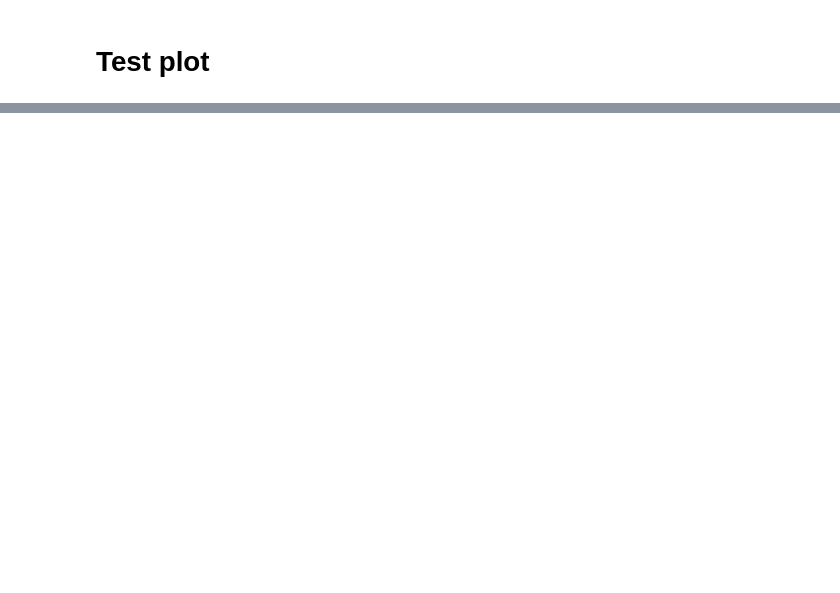
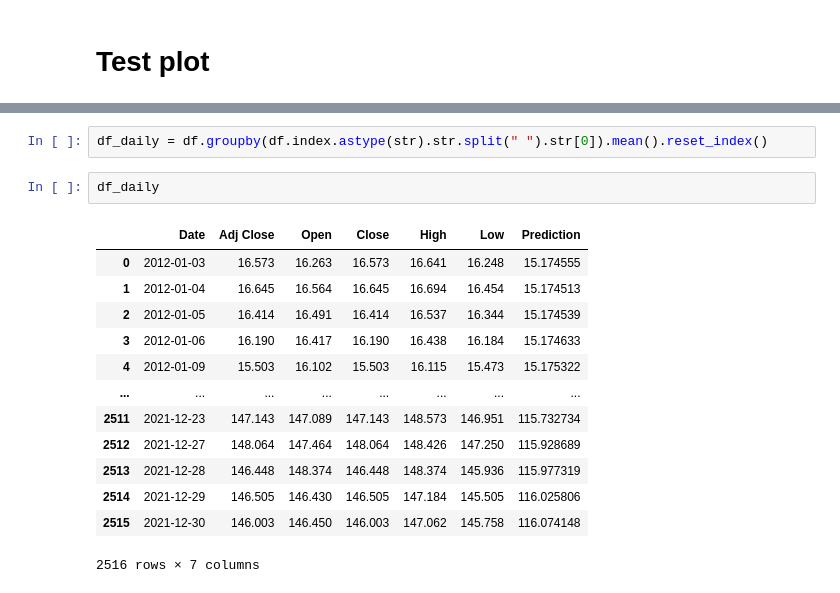
Before and after one commit to Emsh1379/Stock_prediction, a Jupyter notebook: Stock_prediction.ipynb, the cells around one changed output, grey strips where cells are left out. Saved outputs shown, nothing was run; the diff lists cells and outputs as text; blank space fills up the shorter version.

```diff
--- a/Stock_prediction.ipynb
+++ b/Stock_prediction.ipynb
@@ -523,0 +576,18 @@ plt.legend()
+# %%
+df_daily = df.groupby(df.index.astype(str).str.split(" ").str[0]).mean().reset_index()
+# %%
+df_daily
+# %% [output]
+|  | Date | Adj Close | Open | Close | High | Low | Prediction |
+| 0 | 2012-01-03 | 16.573 | 16.263 | 16.573 | 16.641 | 16.248 | 15.174555 |
+| 1 | 2012-01-04 | 16.645 | 16.564 | 16.645 | 16.694 | 16.454 | 15.174513 |
+| 2 | 2012-01-05 | 16.414 | 16.491 | 16.414 | 16.537 | 16.344 | 15.174539 |
+| 3 | 2012-01-06 | 16.190 | 16.417 | 16.190 | 16.438 | 16.184 | 15.174633 |
+| 4 | 2012-01-09 | 15.503 | 16.102 | 15.503 | 16.115 | 15.473 | 15.175322 |
+| ... | ... | ... | ... | ... | ... | ... | ... |
+| 2511 | 2021-12-23 | 147.143 | 147.089 | 147.143 | 148.573 | 146.951 | 115.732734 |
+| 2512 | 2021-12-27 | 148.064 | 147.464 | 148.064 | 148.426 | 147.250 | 115.928689 |
+| 2513 | 2021-12-28 | 146.448 | 148.374 | 146.448 | 148.374 | 145.936 | 115.977319 |
+| 2514 | 2021-12-29 | 146.505 | 146.430 | 146.505 | 147.184 | 145.505 | 116.025806 |
+| 2515 | 2021-12-30 | 146.003 | 146.450 | 146.003 | 147.062 | 145.758 | 116.074148 |
+2516 rows × 7 columns
```
Also changed, not shown: parts of 36 cells of this notebook.
